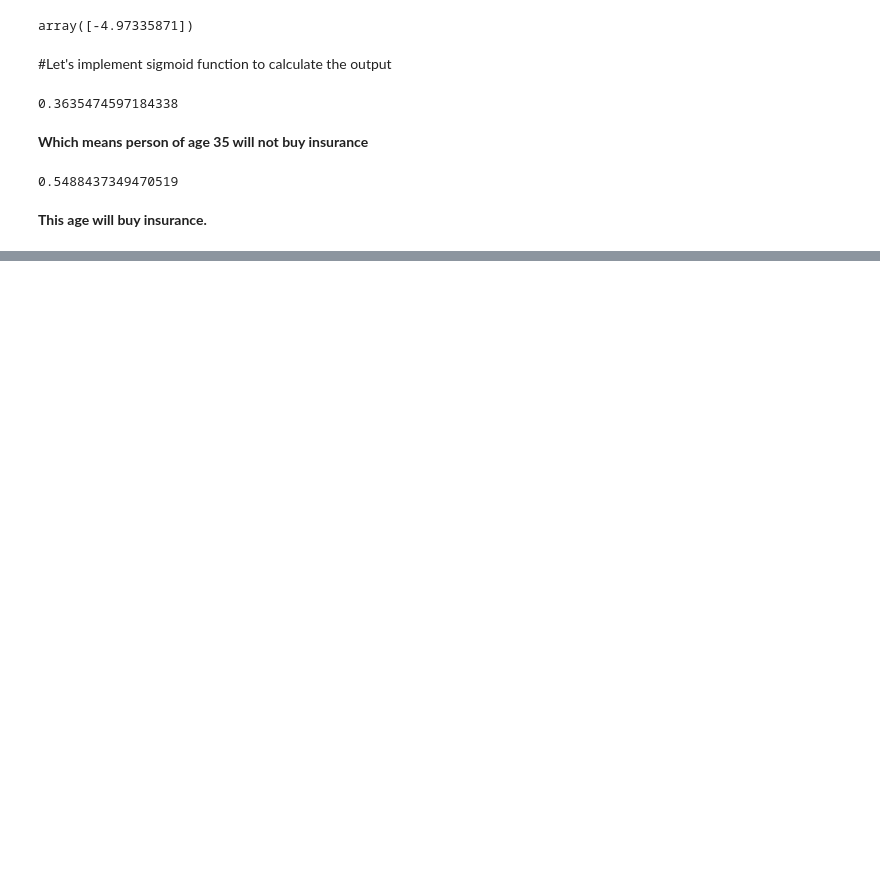
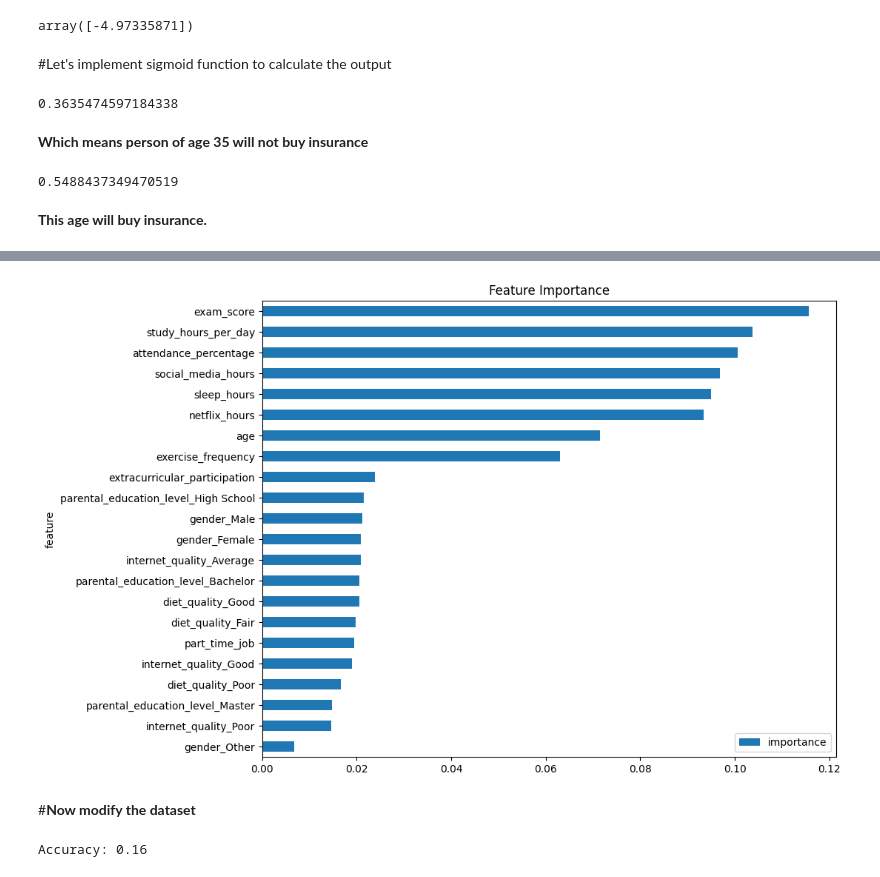
Before and after one commit to Numanur/data-science-ml, a Jupyter notebook: basic_machine_learning.ipynb, the cells around one changed output, grey strips where cells are left out. Saved outputs shown, nothing was run; the diff lists cells and outputs as text; code cells hidden in the pictures; blank space fills up the shorter version.

Commit message:
Student Habit Classification

```diff
--- a/basic_machine_learning.ipynb
+++ b/basic_machine_learning.ipynb
@@ -172,0 +260,3 @@ predict_function(age)
+# %%
+df = pd.read_csv("/content/preprocessed_student_data.csv")
+df.head()
@@ -172,0 +271,17 @@ predict_function(age)
+# %%
+from sklearn.ensemble import RandomForestClassifier
+from sklearn.model_selection import StratifiedKFold, cross_val_score
+from sklearn.model_selection import train_test_split
+from sklearn.metrics import accuracy_score
+from sklearn.metrics import confusion_matrix
+
+X = df.drop("mental_health_rating", axis=1)
+y = df["mental_health_rating"]
+
+model = RandomForestClassifier(random_state=42)
+X_train, X_test, y_train, y_test = train_test_split(X, y, test_size=0.2, stratify=y, random_state=42)
+
+model.fit(X_train, y_train)
+y_pred = model.predict(X_test)
+print(accuracy_score(y_test, y_pred))
+print(confusion_matrix(y_test, y_pred))
@@ -172,0 +339,7 @@ predict_function(age)
+# %%
+feature_importances = model.feature_importances_
+features = X_train.columns  # your feature names
+
+feat_imp_df = pd.DataFrame({'feature': features, 'importance': feature_importances})
+feat_imp_df = feat_imp_df.sort_values(by='importance', ascending=False)
+print(feat_imp_df)
@@ -172,0 +364,8 @@ predict_function(age)
+# %%
+feat_imp_df.sort_values(by='importance', ascending=True).plot.barh(x='feature', y='importance', figsize=(10,8))
+plt.title('Feature Importance')
+plt.show()
+# %% [output]
+[figure, added]
+# %% [markdown]
+#**Now modify the dataset**
@@ -172,0 +391,8 @@ predict_function(age)
+# %%
+model = RandomForestClassifier(random_state=42)
+model.fit(X_train, y_train)
+
+y_pred = model.predict(X_test)
+print("Accuracy:", accuracy_score(y_test, y_pred))
+# %% [output]
+Accuracy: 0.16
```
Also changed, not shown: parts of 33 cells of this notebook.
